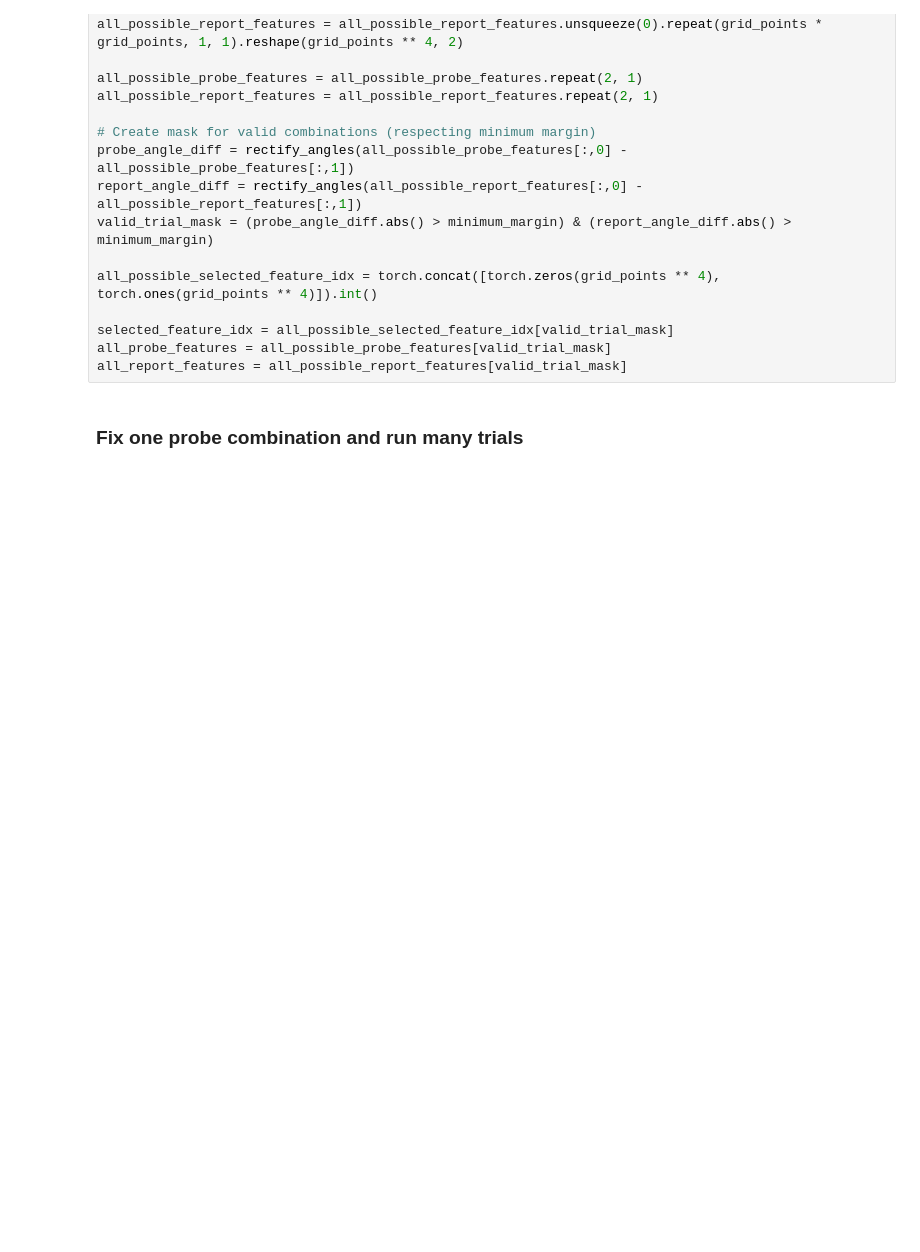
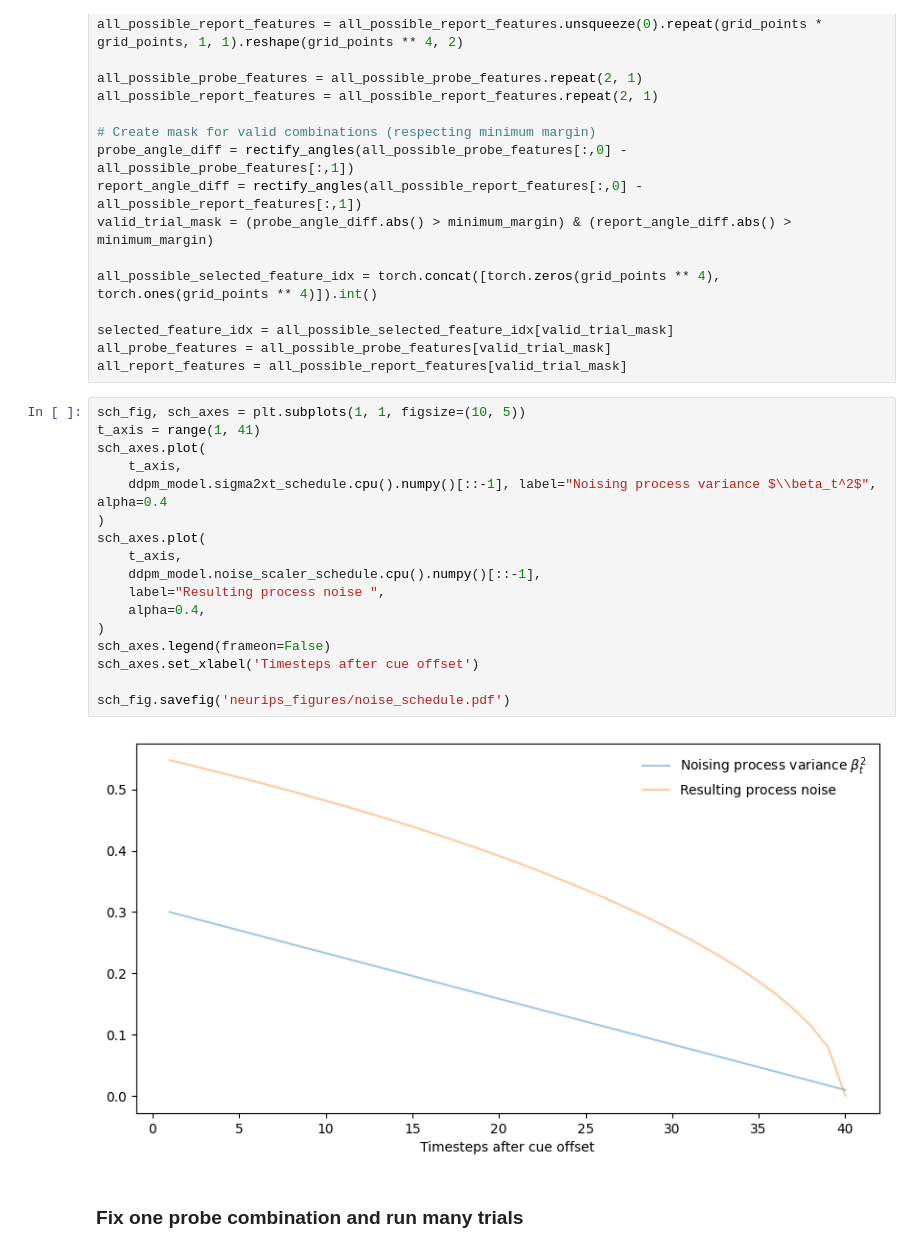
Before and after one commit to puria-radmard/behaviour_ddpm, a Jupyter notebook: analysis/new_analysis/plane_alignment.ipynb, the cells around one changed output. Saved outputs shown, nothing was run; the diff lists cells and outputs as text; blank space fills up the shorter version.

```diff
--- a/analysis/new_analysis/plane_alignment.ipynb
+++ b/analysis/new_analysis/plane_alignment.ipynb
@@ -106,5 +110,24 @@ all_possible_selected_feature_idx = torch.concat([torch.zeros(grid_points ** 4),
 selected_feature_idx = all_possible_selected_feature_idx[valid_trial_mask]
 all_probe_features = all_possible_probe_features[valid_trial_mask]
 all_report_features = all_possible_report_features[valid_trial_mask]
+# %%
+sch_fig, sch_axes = plt.subplots(1, 1, figsize=(10, 5))
+t_axis = range(1, 41)
+sch_axes.plot(
+    t_axis,
+    ddpm_model.sigma2xt_schedule.cpu().numpy()[::-1], label="Noising process variance $\\beta_t^2$", alpha=0.4
+)
+sch_axes.plot(
+    t_axis,
+    ddpm_model.noise_scaler_schedule.cpu().numpy()[::-1],
+    label="Resulting process noise ",
+    alpha=0.4,
+)
+sch_axes.legend(frameon=False)
+sch_axes.set_xlabel('Timesteps after cue offset')
+
+sch_fig.savefig('neurips_figures/noise_schedule.pdf')
+# %% [output]
+[figure, added]
 # %% [markdown]
 ### Fix one probe combination and run many trials
```
Also changed, not shown: parts of 23 cells of this notebook, 24 other files.
